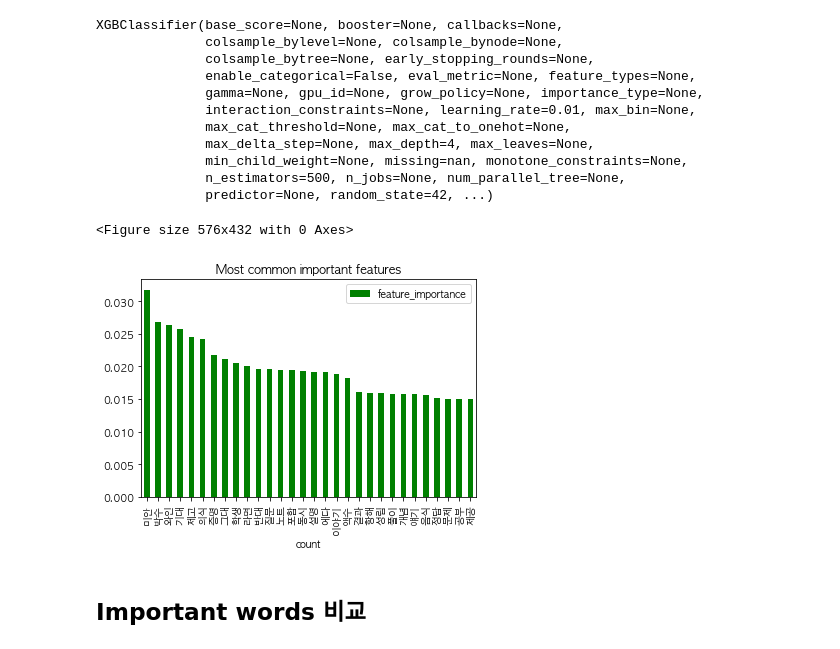
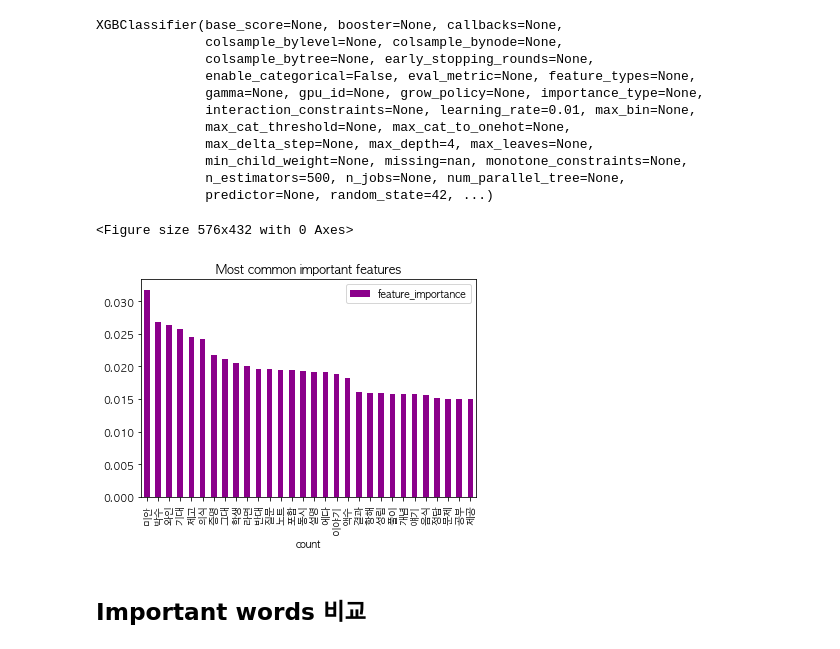
Before and after one commit to LBR56/genia-project, a Jupyter notebook: DA/Frequency/Frequency.ipynb, the cells around one changed output. Drawn from its saved outputs; the diff is of its cells as text; code cells hidden in the pictures.

```diff
--- a/DA/Frequency/Frequency.ipynb
+++ b/DA/Frequency/Frequency.ipynb
@@ -244,13 +239,13 @@ df_impo = pd.DataFrame({'feature_importance': model_xgb.feature_importances_,
 # %%
 plt.figure(figsize=(8,6))
 xgb_top_30 = df_impo.set_index("feature_names").sort_values(by=['feature_importance'], ascending=False)[:30]
-xgb_top_30.plot(kind="bar",color='Green')
+xgb_top_30.plot(kind="bar",color='#8B008B')
 plt.title('Most common important features')
 plt.xlabel('count')
 plt.show()
 # %% [output]
 <Figure size 576x432 with 0 Axes>
-[figure, old version]
+[figure, new version]
 # %% [markdown]
 ## Important words 비교
 # %%
```
Also changed, not shown: parts of 54 cells of this notebook, 46 other files.
